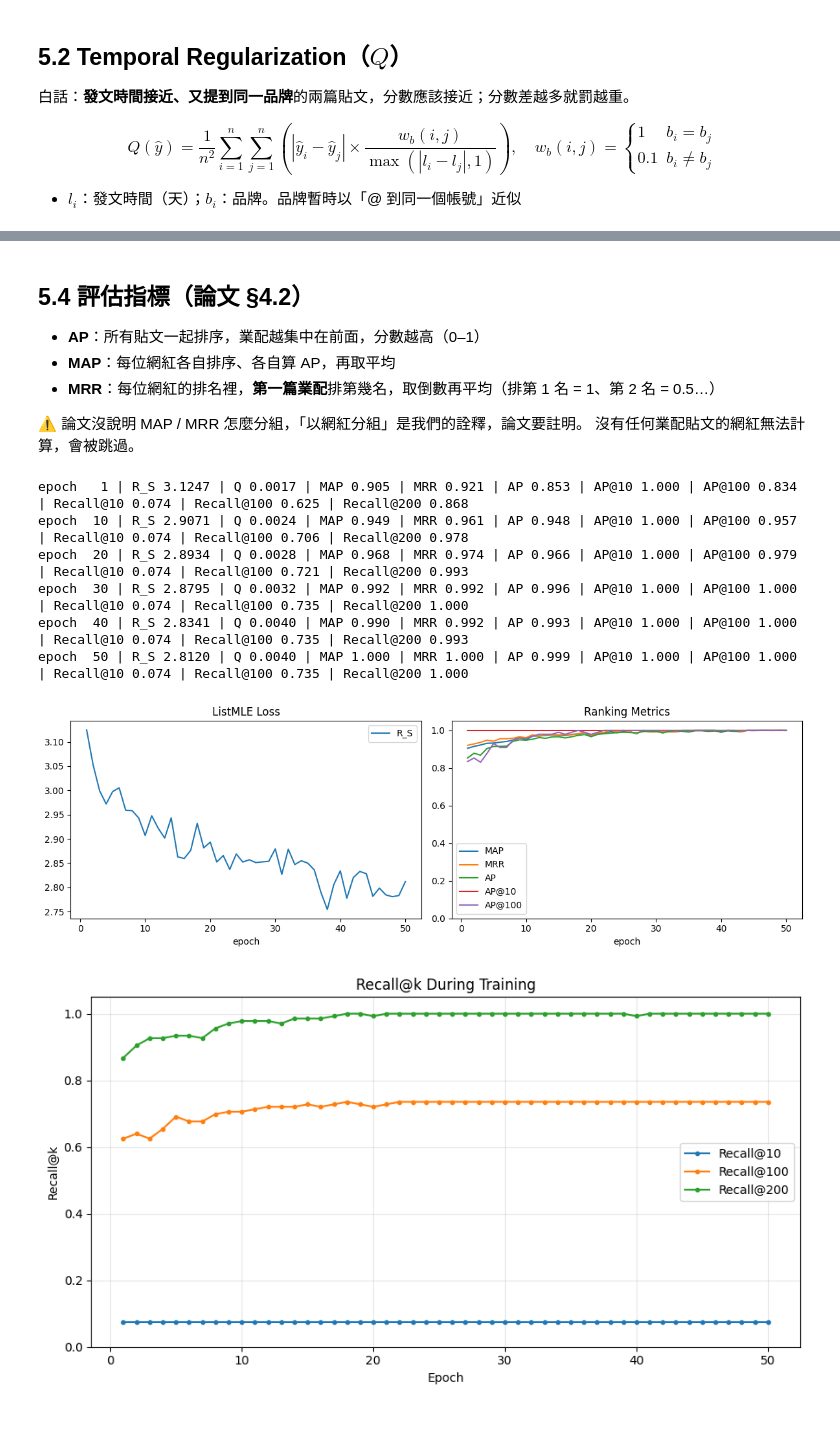
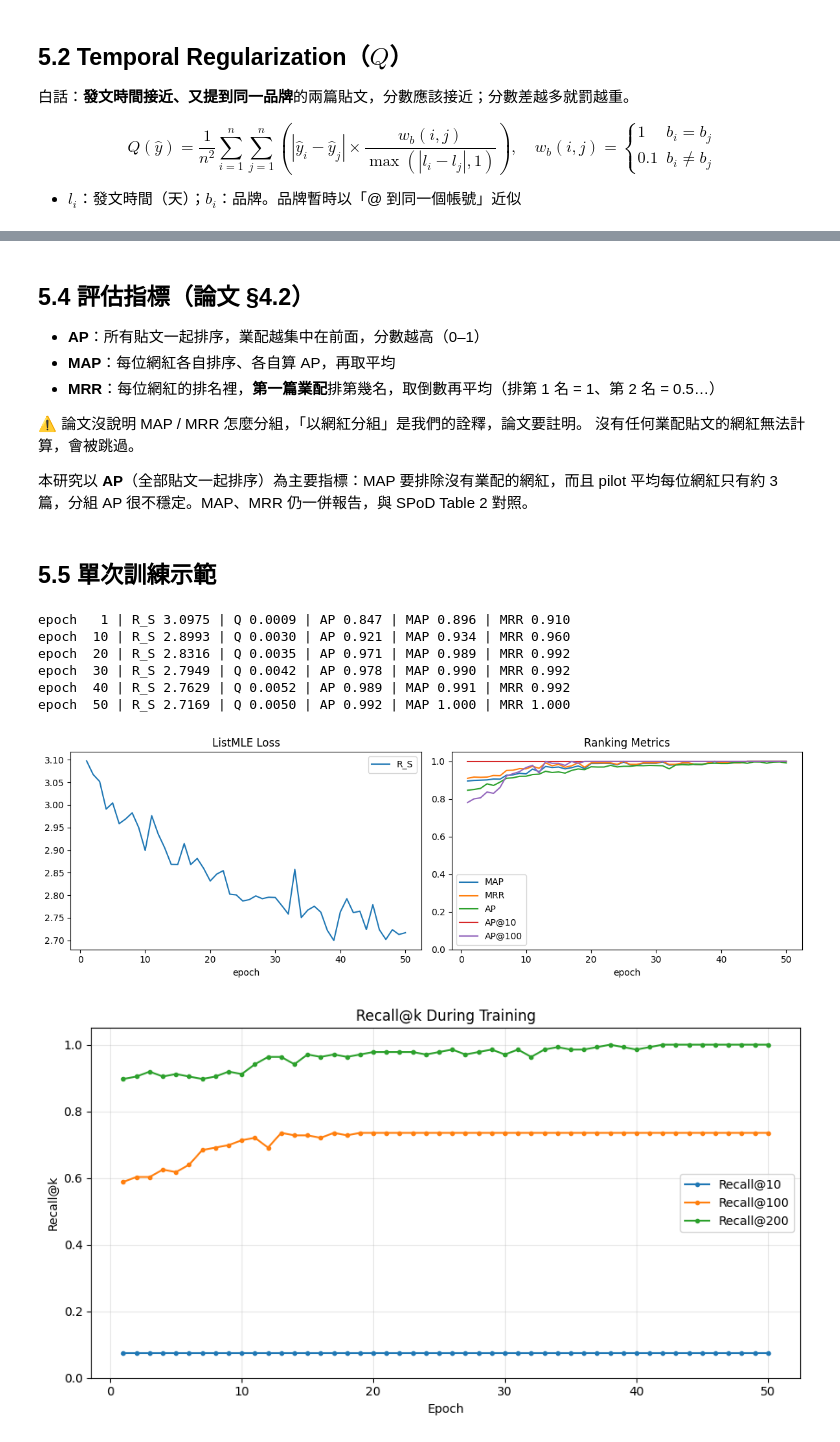
Before and after one commit to ying-tzu-dai/Multimodal_SPoD_Video, a Jupyter notebook: scripts/Pilot_Model_v0.ipynb, the cells around one changed output, grey strips where cells are left out. Cells and saved outputs as stored; diff of their text form; code cells hidden in the pictures.

```diff
--- a/scripts/Pilot_Model_v0.ipynb
+++ b/scripts/Pilot_Model_v0.ipynb
@@ -158,9 +184,9 @@ BATCH_SIZE     = 32       # 一次餵幾篇給 BERT
 APPLY_MASK     = True     # 是否刪除業配揭露詞（ablation 時改 False）
 RECOMPUTE_TEXT = False    # True = 不管有沒有存檔都重算
 
-TEXT_TAG     = f"{DATA_MODE}_{TEXT_MODEL.replace('/', '_')}_{'masked' if APPLY_MASK else 'raw'}"
-TEXT_FEAT_PT = FEAT_DIR / "text" / f"{TEXT_TAG}.pt"
-print(TEXT_FEAT_PT)
+def text_feat_path(masked):
+    return FEAT_DIR / "text" / f"{DATA_MODE}_{TEXT_MODEL.replace('/', '_')}_{'masked' if masked else 'raw'}.pt"
+print(text_feat_path(APPLY_MASK))
 # %% [output]
 /home/yingtzudai/Multimodal_SPoD_Video/features/text/pilot_ckiplab_bert-base-chinese_masked.pt
 # %% [markdown]
@@ -404,15 +493,0 @@ print(X_V.shape, "| 缺影片：", int((~VIDEO_OK).sum()), "篇")
-# %%
-features = {"text": X_T}          # 之後加上 "graph": X_G、"video": X_V
-
-def integrate(features):
-    feats = {k: v for k, v in features.items() if v is not None}
-    if len(feats) == 1:
-        return next(iter(feats.values()))
-    raise NotImplementedError("有多個 encoder 時，在這裡實作 aspect attention 再串接")
-
-X = integrate(features).to(device)
-y = torch.tensor(posts["label"].values, dtype=torch.float32, device=device)
-day = torch.tensor(posts["day"].values, dtype=torch.float32, device=device)
-groups = posts["username"].values           # 算 MAP / MRR 時以網紅分組
-MENTIONS = posts["mentions"].tolist()
-print("X:", tuple(X.shape))
@@ -459,11 +642,18 @@ $$Q(\hat{y}) = \frac{1}{n^2}\sum_{i=1}^{n}\sum_{j=1}^{n}\left(|\hat{y}_i-\hat{y}
 
 - $l_i$：發文時間（天）；$b_i$：品牌。品牌暫時以「@ 到同一個帳號」近似
 # %%
+# 貼文 × 品牌 的 0/1 矩陣：兩篇貼文 @ 到同一個帳號 ⇔ 對應兩列的內積 > 0
+_brands = sorted(set().union(*MENTIONS))
+_bpos   = {b: i for i, b in enumerate(_brands)}
+B_MAT   = torch.zeros(len(posts), max(len(_brands), 1), device=device)
+for i, ms in enumerate(MENTIONS):
+    for b in ms:
+        B_MAT[i, _bpos[b]] = 1.0
+
 def brand_matrix(idx):
     """這個 list 裡，任兩篇是否 @ 到同一個帳號（同品牌）"""
-    ids = idx.tolist()
-    return torch.tensor([[len(MENTIONS[a] & MENTIONS[b]) > 0 for b in ids] for a in ids],
-                        device=device)
+    Bi = B_MAT[idx]
+    return (Bi @ Bi.T) > 0
 
 def temporal_reg(scores, days, same_brand):
     diff  = (scores[:, None] - scores[None, :]).abs()           # |ŷ_i − ŷ_j|
@@ -666,13 +853,14 @@ def train_model(train_idx, val_idx=None, w_l=W_L, epochs=EPOCHS, verbose=True):
 
 ⚠️ 論文沒說明 MAP / MRR 怎麼分組，「以網紅分組」是我們的詮釋，論文要註明。
 沒有任何業配貼文的網紅無法計算，會被跳過。
+
+本研究以 **AP**（全部貼文一起排序）為主要指標：MAP 要排除沒有業配的網紅，而且 pilot 平均每位網紅只有約 3 篇，分組 AP 很不穩定。MAP、MRR 仍一併報告，與 SPoD Table 2 對照。
+# %% [markdown]
+## 5.5 單次訓練示範
 # %%
 
 # 1. 訓練
-model, history = train_model(
-    split_idx["train"],
-    split_idx["val"]
-)
+model, history = train_model(REFERENCE, split_idx["train"], split_idx["val"], verbose=True)
 
 # 2. 原本的 ListMLE Loss 與 Ranking Metrics
 fig, ax = plt.subplots(1, 2, figsize=(12, 4))
@@ -702,38 +890,38 @@ plt.show()
 
 
 # 3. 新增：獨立的 Recall@k 曲線圖
 recall_cols = [
     c for c in [
         "Recall@10", "Recall@50", "Recall@100",
         "Recall@150", "Recall@200"
     ]
     if c in history.columns
 ]
 
 fig, ax = plt.subplots(figsize=(9, 5))
 
 history.plot(
     x="epoch",
     y=recall_cols,
     ax=ax,
     marker="o",
     markersize=3,
     title="Recall@k During Training"
 )
 
 ax.set_xlabel("Epoch")
 ax.set_ylabel("Recall@k")
 ax.set_ylim(0, 1.05)
 ax.grid(True, alpha=0.3)
 
 plt.tight_layout()
 plt.show()
 # %% [output]
-epoch   1 | R_S 3.1247 | Q 0.0017 | MAP 0.905 | MRR 0.921 | AP 0.853 | AP@10 1.000 | AP@100 0.834 | Recall@10 0.074 | Recall@100 0.625 | Recall@200 0.868
-epoch  10 | R_S 2.9071 | Q 0.0024 | MAP 0.949 | MRR 0.961 | AP 0.948 | AP@10 1.000 | AP@100 0.957 | Recall@10 0.074 | Recall@100 0.706 | Recall@200 0.978
-epoch  20 | R_S 2.8934 | Q 0.0028 | MAP 0.968 | MRR 0.974 | AP 0.966 | AP@10 1.000 | AP@100 0.979 | Recall@10 0.074 | Recall@100 0.721 | Recall@200 0.993
-epoch  30 | R_S 2.8795 | Q 0.0032 | MAP 0.992 | MRR 0.992 | AP 0.996 | AP@10 1.000 | AP@100 1.000 | Recall@10 0.074 | Recall@100 0.735 | Recall@200 1.000
-epoch  40 | R_S 2.8341 | Q 0.0040 | MAP 0.990 | MRR 0.992 | AP 0.993 | AP@10 1.000 | AP@100 1.000 | Recall@10 0.074 | Recall@100 0.735 | Recall@200 0.993
-epoch  50 | R_S 2.8120 | Q 0.0040 | MAP 1.000 | MRR 1.000 | AP 0.999 | AP@10 1.000 | AP@100 1.000 | Recall@10 0.074 | Recall@100 0.735 | Recall@200 1.000
+epoch   1 | R_S 3.0975 | Q 0.0009 | AP 0.847 | MAP 0.896 | MRR 0.910
+epoch  10 | R_S 2.8993 | Q 0.0030 | AP 0.921 | MAP 0.934 | MRR 0.960
+epoch  20 | R_S 2.8316 | Q 0.0035 | AP 0.971 | MAP 0.989 | MRR 0.992
+epoch  30 | R_S 2.7949 | Q 0.0042 | AP 0.978 | MAP 0.990 | MRR 0.992
+epoch  40 | R_S 2.7629 | Q 0.0052 | AP 0.989 | MAP 0.991 | MRR 0.992
+epoch  50 | R_S 2.7169 | Q 0.0050 | AP 0.992 | MAP 1.000 | MRR 1.000
-[figure, old version]
+[figure, new version]
-[figure, old version]
+[figure, new version]
```
Also changed, not shown: parts of 52 cells of this notebook, 3 other files.
